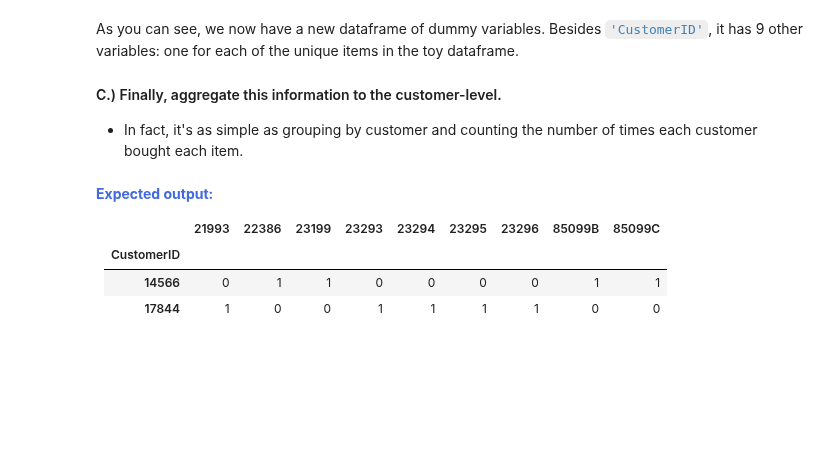
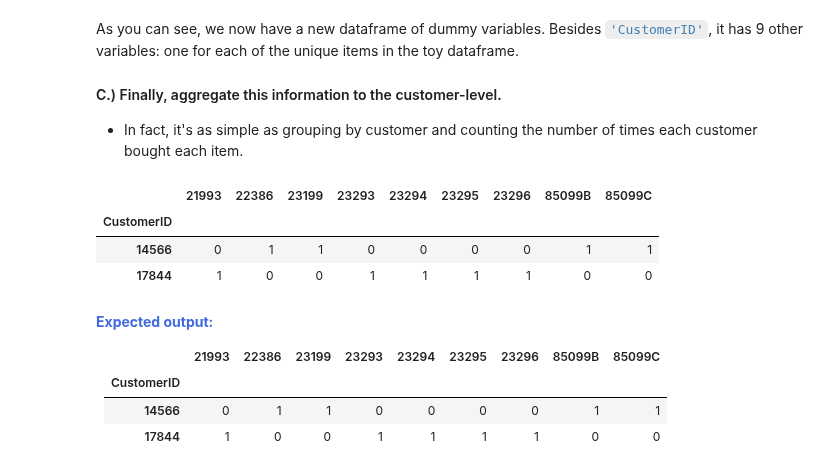
Before and after one commit to tundeiness/Unsupervised_Customer, a Jupyter notebook: 2 - Workbook - Dimensionality Reduction.ipynb, the cells around one changed output. Saved outputs shown, nothing was run; the diff lists cells and outputs as text; code cells hidden in the pictures; blank space fills up the shorter version.

Commit message:
aggregate information to the customer-level

```diff
--- a/2 - Workbook - Dimensionality Reduction.ipynb
+++ b/2 - Workbook - Dimensionality Reduction.ipynb
@@ -468,6 +468,14 @@ As you can see, we now have a new dataframe of dummy variables. Besides <code st
 
 #### C.) Finally, aggregate this information to the customer-level.
 * In fact, it's as simple as grouping by customer and counting the number of times each customer bought each item.
+# %%
+aggr = toy_item_dummies.groupby(['CustomerID']).sum()
+aggr
+# %% [output]
+|  | 21993 | 22386 | 23199 | 23293 | 23294 | 23295 | 23296 | 85099B | 85099C |
+| CustomerID |  |  |  |  |  |  |  |  |  |
+| 14566 | 0 | 1 | 1 | 0 | 0 | 0 | 0 | 1 | 1 |
+| 17844 | 1 | 0 | 0 | 1 | 1 | 1 | 1 | 0 | 0 |
 # %% [markdown]
 <strong style="color:RoyalBlue">Expected output:</strong>
 <table border="1" class="dataframe">
```
